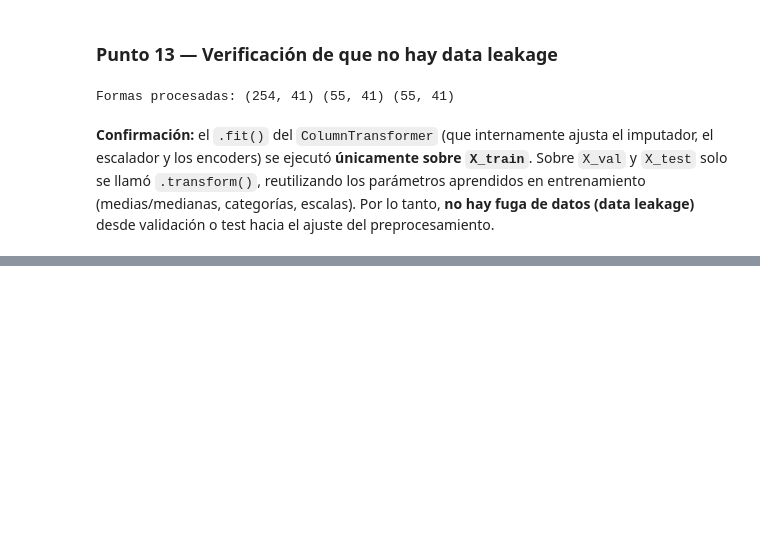
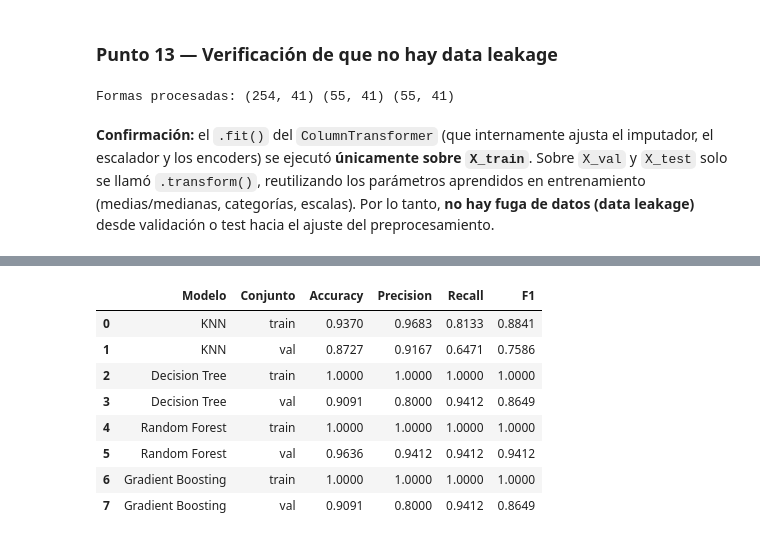
Before and after one commit to NathaliaValentinaCardozaAzuaje/ML-Workshop2, a Jupyter notebook: thyroid_workshop2.ipynb, the cells around one changed output, grey strips where cells are left out. Cells and saved outputs as stored; diff of their text form; code cells hidden in the pictures; blank space fills up the shorter version.

```diff
--- a/thyroid_workshop2.ipynb
+++ b/thyroid_workshop2.ipynb
@@ -360,0 +423,31 @@ Formas procesadas: (254, 41) (55, 41) (55, 41)
+# %%
+from sklearn.metrics import (accuracy_score, precision_score, recall_score,
+                              f1_score, confusion_matrix, ConfusionMatrixDisplay)
+
+POS_LABEL = "Yes"
+metric_rows = []
+
+for name, pipe in trained_pipelines.items():
+    for split_name, X_split, y_split in [("train", X_train, y_train), ("val", X_val, y_val)]:
+        y_pred = pipe.predict(X_split)
+        metric_rows.append({
+            "Modelo": name,
+            "Conjunto": split_name,
+            "Accuracy": accuracy_score(y_split, y_pred),
+            "Precision": precision_score(y_split, y_pred, pos_label=POS_LABEL),
+            "Recall": recall_score(y_split, y_pred, pos_label=POS_LABEL),
+            "F1": f1_score(y_split, y_pred, pos_label=POS_LABEL),
+        })
+
+metrics_df = pd.DataFrame(metric_rows)
+display(metrics_df.round(4))
+# %% [output]
+|  | Modelo | Conjunto | Accuracy | Precision | Recall | F1 |
+| 0 | KNN | train | 0.9370 | 0.9683 | 0.8133 | 0.8841 |
+| 1 | KNN | val | 0.8727 | 0.9167 | 0.6471 | 0.7586 |
+| 2 | Decision Tree | train | 1.0000 | 1.0000 | 1.0000 | 1.0000 |
+| 3 | Decision Tree | val | 0.9091 | 0.8000 | 0.9412 | 0.8649 |
+| 4 | Random Forest | train | 1.0000 | 1.0000 | 1.0000 | 1.0000 |
+| 5 | Random Forest | val | 0.9636 | 0.9412 | 0.9412 | 0.9412 |
+| 6 | Gradient Boosting | train | 1.0000 | 1.0000 | 1.0000 | 1.0000 |
+| 7 | Gradient Boosting | val | 0.9091 | 0.8000 | 0.9412 | 0.8649 |
```
Also changed, not shown: parts of 18 cells of this notebook, 1 other file.
